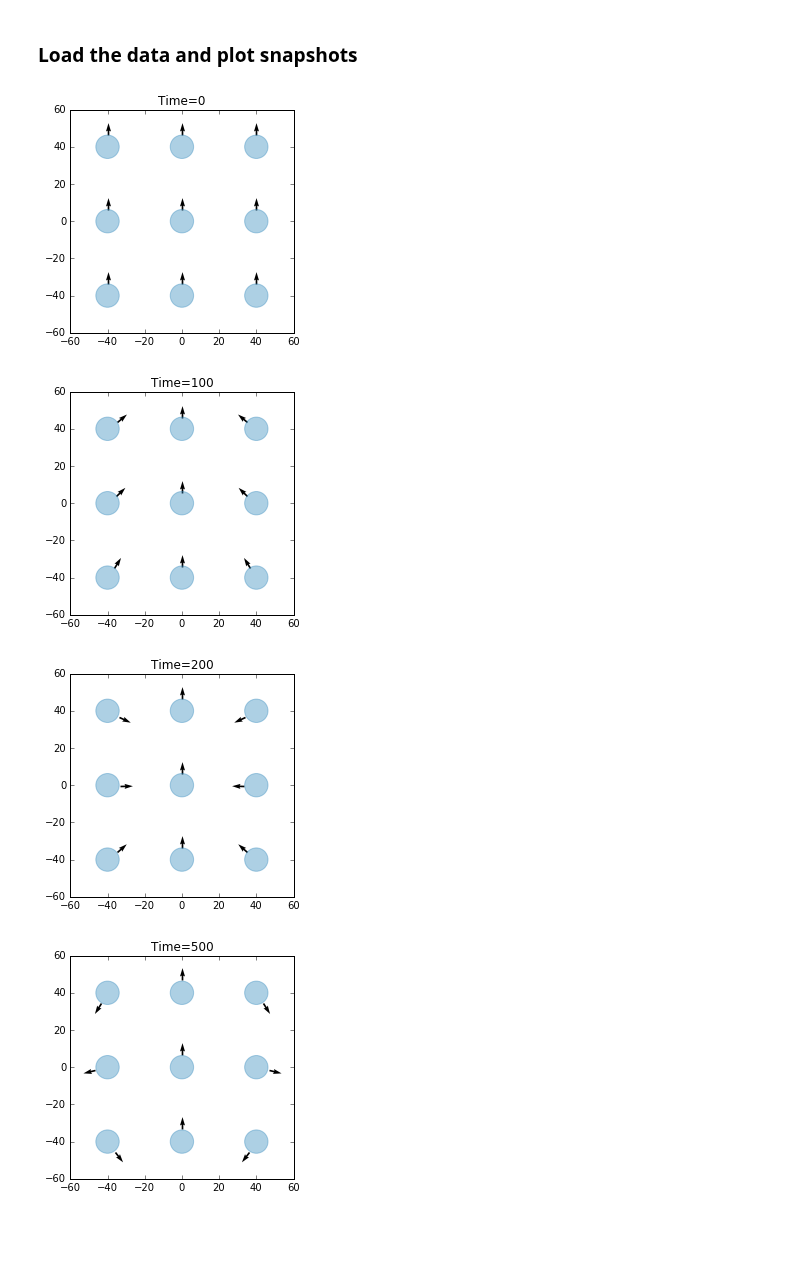
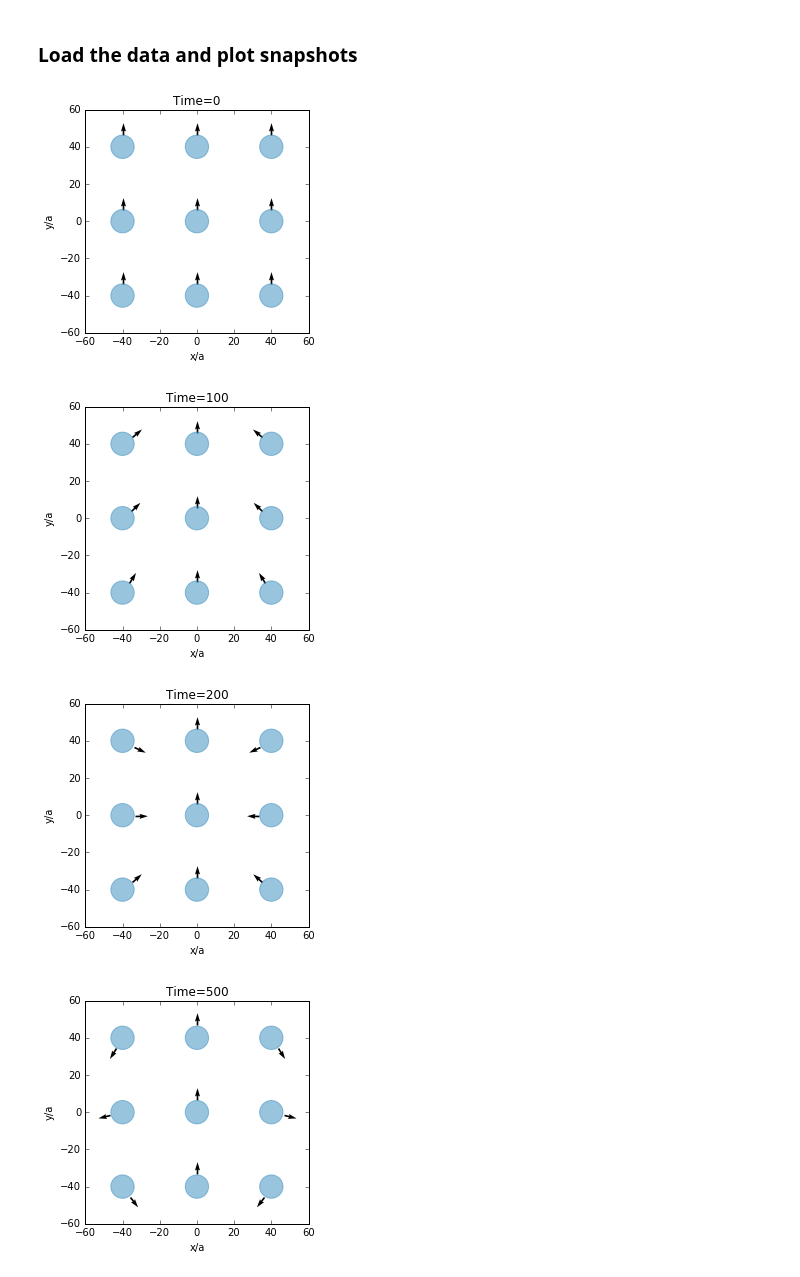
Before and after one commit to rajeshrinet/pystokes, a Jupyter notebook: examples/unbounded/activeColloidsLatticeTraps/holographicTrap.ipynb, the cells around one changed output. Cells and saved outputs as stored; diff of their text form; code cells hidden in the pictures; blank space fills up the shorter version.

```diff
--- a/examples/unbounded/activeColloidsLatticeTraps/holographicTrap.ipynb
+++ b/examples/unbounded/activeColloidsLatticeTraps/holographicTrap.ipynb
@@ -120,27 +124,27 @@ tC    = data['trapCentre']
 
 NN = np.size(X[:, 1]); t = tm.reshape(NN);
 # %%
-rr = np.pi*vs/k
+rr = (6*np.pi*eta*vs)/k  # confinement radius
 
 def plotConfig(n):
     fig1 = plt.figure()
     ax1 = fig1.add_subplot(111, aspect='equal')
     for i in range(Np):
-        ax1.add_patch(patches.Circle((tC[0, i], tC[0, i+Np]), rr, color='#348abd', alpha=0.4))
+        ax1.add_patch(patches.Circle((tC[0, i], tC[0, i+Np]), rr, color='#348abd', alpha=0.5))
         x, y   = X[n,i], X[n,Np+i]
         px, py = X[n,3*Np+i], X[n,4*Np+i]
         plt.quiver(x,y,px,py)
-    plt.xlim([-60, 60])
-    plt.ylim([-60, 60])
+    plt.xlim([-60, 60]);   plt.ylim([-60, 60])
+    plt.xlabel('x/a');     plt.ylabel('y/a')
     plt.title('Time=%d'%n);
 
 plotConfig(0)
 plotConfig(100)
 plotConfig(200)
 plotConfig(500)
 plotConfig(1000)
 # %% [output]
-[figure, old version]
+[figure, new version]
-[figure, old version]
+[figure, new version]
-[figure, old version]
+[figure, new version]
-[figure, old version]
+[figure, new version]
```
Also changed, not shown: parts of 4 cells of this notebook, 1 other file.
